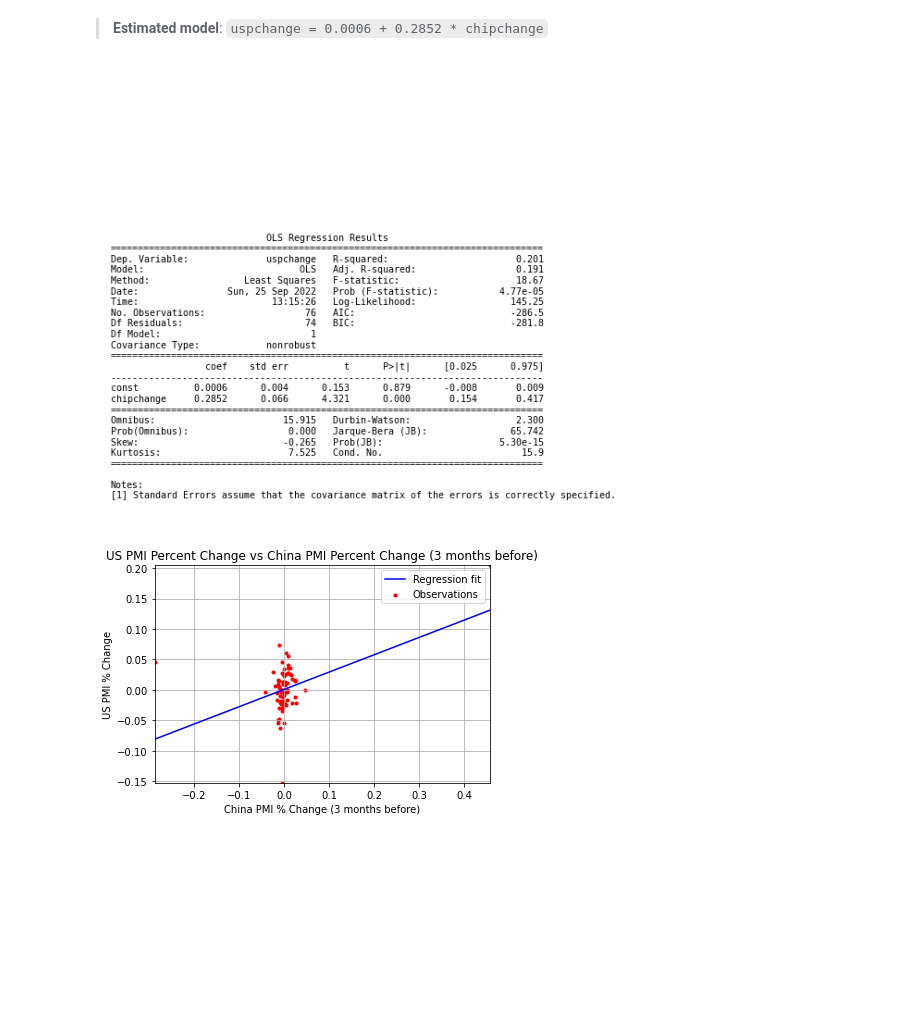
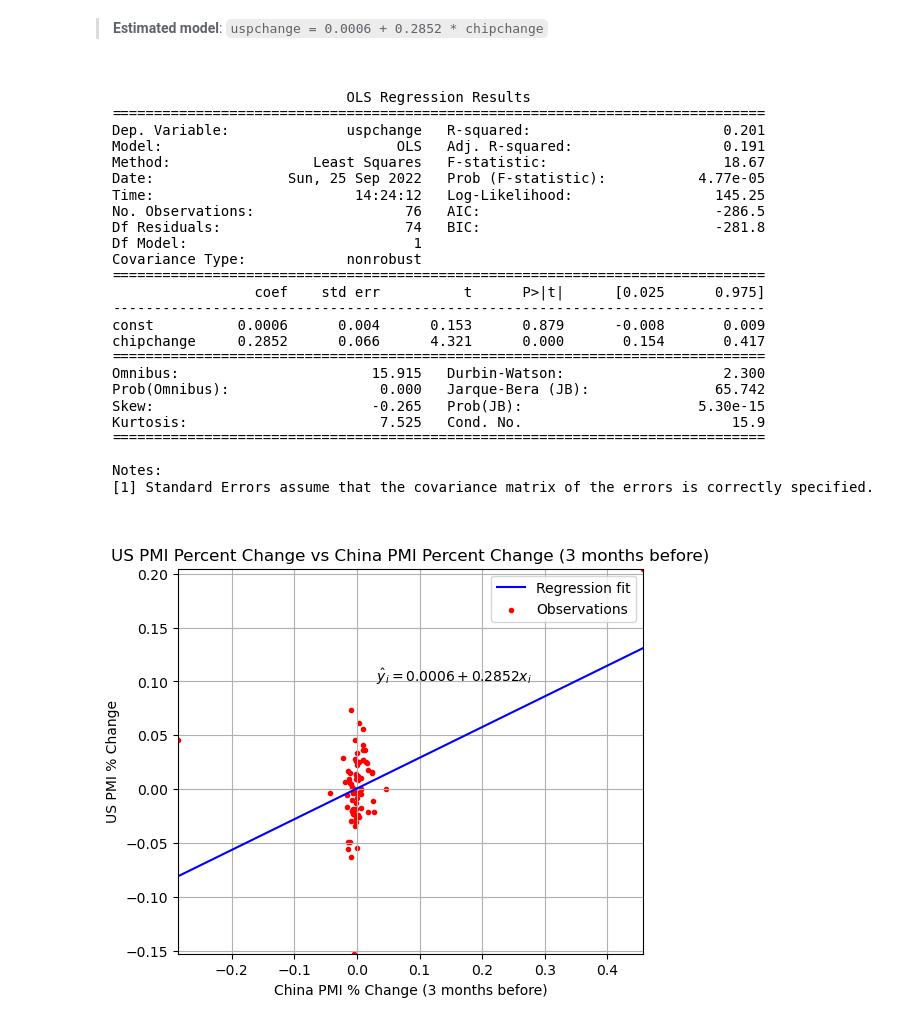
Before and after one commit to felixpoirier1/TP1, a Jupyter notebook: Assignment_1.ipynb, the cells around one changed output. Cells and saved outputs as stored; diff of their text form; code cells hidden in the pictures; blank space fills up the shorter version.

```diff
--- a/Assignment_1.ipynb
+++ b/Assignment_1.ipynb
@@ -182,14 +182,14 @@ Notes:
 > **Estimated model**: ``uspchange = 0.0006 + 0.2852 * chipchange``
 # %%
 # Save statsmodels output as an image
-plt.rc('figure', figsize=(12, 7))
+plt.rc('figure', figsize=(8, 5))
 #plt.text(0.01, 0.05, str(model.summary()), {'fontsize': 12}) old approach
 plt.text(0.01, 0.05, str(model_ols.summary()), {'fontsize': 10}, fontproperties = 'monospace')
 plt.axis('off')
 plt.tight_layout()
-plt.savefig('output.png')
+plt.savefig('images/output.png')
 # %% [output]
-[figure, old version]
+[figure, new version]
 # %%
 # Save estimated parameters in variables
 intercept = model_ols.params[0]
@@ -197,29 +197,29 @@ slope = model_ols.params[1]
 # %%
 # Plot the estimated regression line over the original scatterplot
 X_reg = np.linspace(df['chipchange'].min(), df['chipchange'].max())
 
 y_reg = intercept + X_reg * slope
 
 fig, ax = plt.subplots()
 
 plt.grid(True)
 
 plt.plot(X_reg, y_reg, 'b-', label = "Regression fit")
 
 plt.scatter(df.chipchange, df.uspchange, c = "red", marker = '.', label = "Observations")
 
 
 plt.xlim(df['chipchange'].min(), df['chipchange'].max())
 plt.ylim(df['uspchange'].min(), df['uspchange'].max())
 plt.legend()
 
 ax.set_ylabel('US PMI % Change')
 ax.set_xlabel("China PMI % Change (3 months before)")
 ax.set_title("US PMI Percent Change vs China PMI Percent Change (3 months before)")
-ax.annotate(r'$y = %5.4f + %5.4f x_{i}$ '%(intercept, slope), xy = (-0.3, 0.05))
+ax.annotate(r'$\hat y_i = %5.4f + %5.4f x_{i}$ '%(intercept, slope), xy = (0.03, 0.1))
 
 plt.savefig("Regression_fit.png")
 
 plt.show()
 # %% [output]
-[figure, old version]
+[figure, new version]
```
Also changed, not shown: parts of 4 cells of this notebook, 6 other files.
